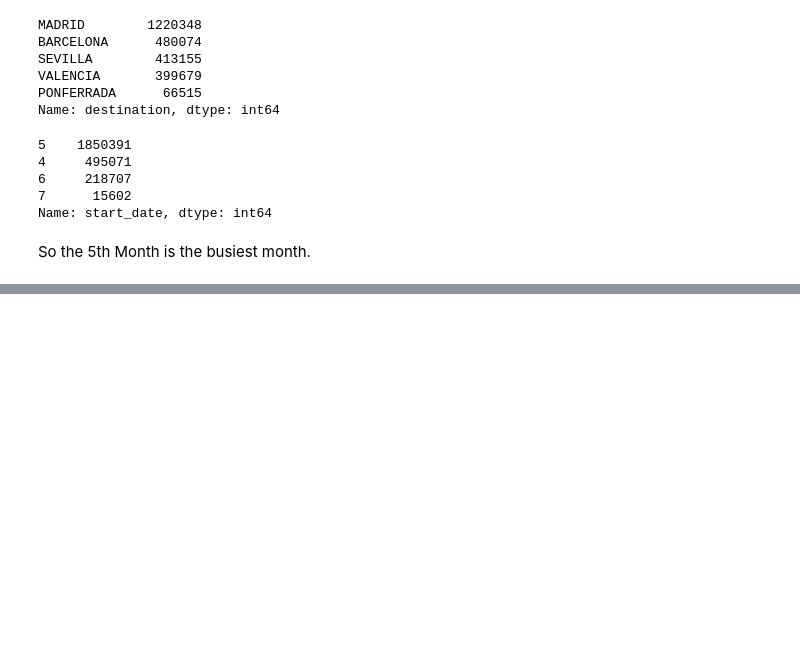
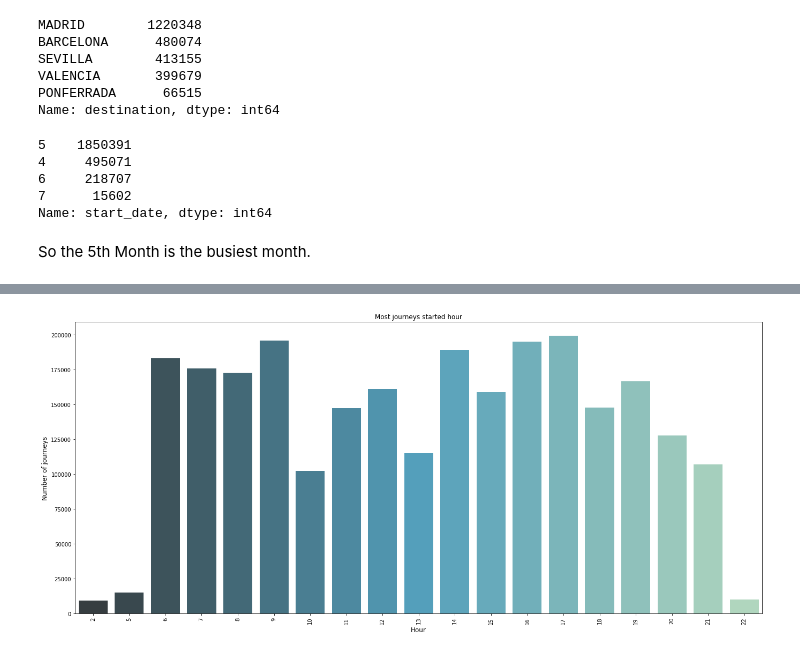
Before and after one commit to agarwalpratikkumar/Spanish-High-Speed-Rail-tickets-pricing---Renfe, a Jupyter notebook: Spanish_rail_price.ipynb, the cells around one changed output, grey strips where cells are left out. Saved outputs shown, nothing was run; the diff lists cells and outputs as text; code cells hidden in the pictures; blank space fills up the shorter version.

```diff
--- a/Spanish_rail_price.ipynb
+++ b/Spanish_rail_price.ipynb
@@ -222,0 +272,11 @@ Name: start_date, dtype: int64
+# %%
+strt_date  = data['start_date'].dt.hour.value_counts()
+plt.figure(figsize=(23,10))
+sns.barplot(strt_date.index, strt_date.values, palette = "GnBu_d")
+plt.title('Most journeys started hour')
+plt.xticks(rotation='vertical')
+plt.ylabel('Number of journeys', fontsize=12)
+plt.xlabel('Hour', fontsize=12)
+plt.show()
+# %% [output]
+[figure, added]
```
Also changed, not shown: parts of 24 cells of this notebook.
